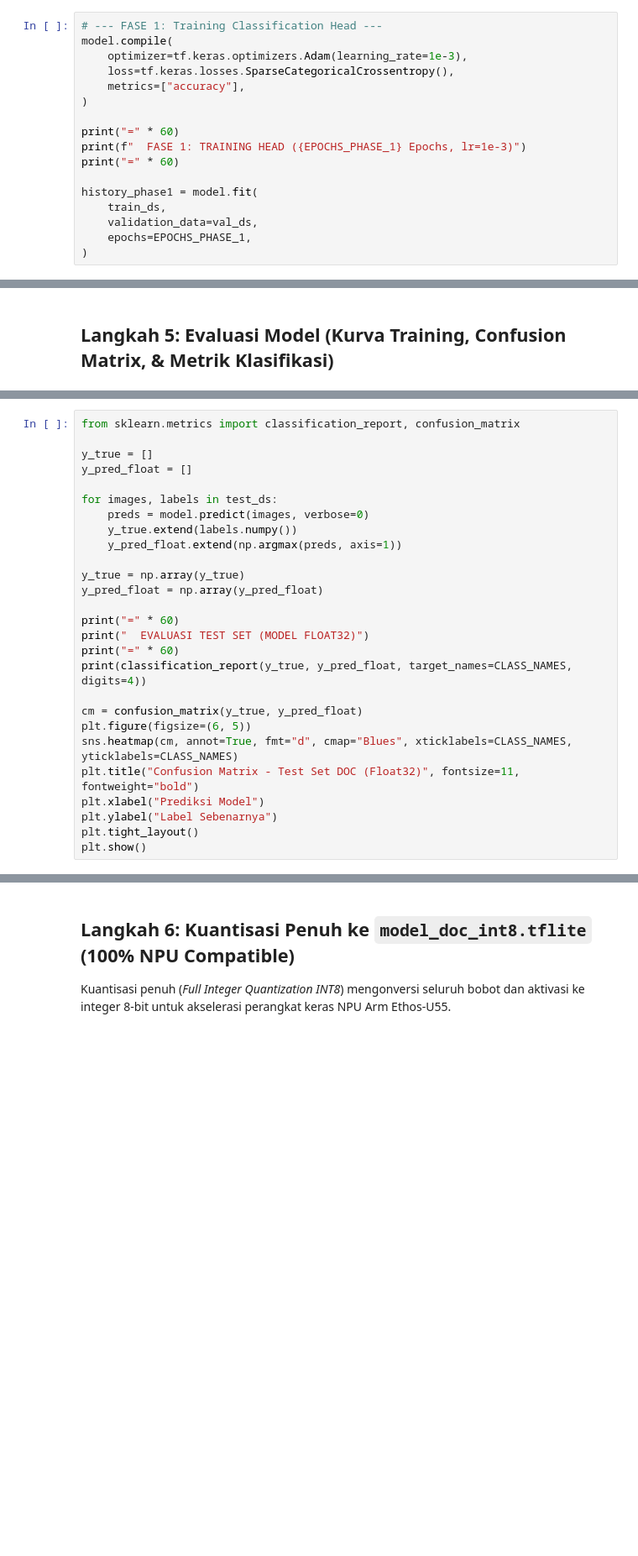
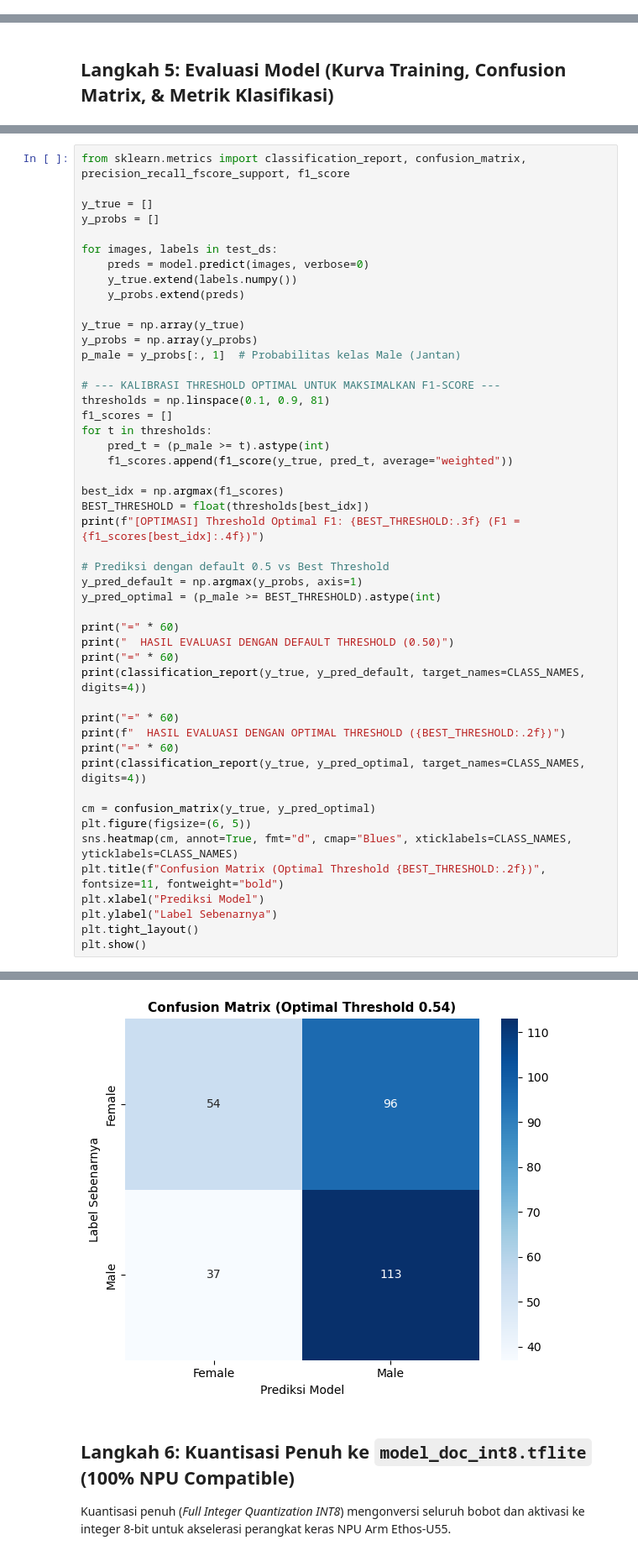
Before and after one commit to raisrmdhnar2/PP2, a Jupyter notebook: notebook/4_training_dan_evaluasi_mobilenetv2_doc.ipynb, the cells around one changed output, grey strips where cells are left out. Shown at 84% size. Cells and saved outputs as stored; diff of their text form; blank space fills up the shorter version.

```diff
--- a/notebook/4_training_dan_evaluasi_mobilenetv2_doc.ipynb
+++ b/notebook/4_training_dan_evaluasi_mobilenetv2_doc.ipynb
@@ -226,19 +261,2 @@ model.summary()
 # %% [markdown]
 ## Langkah 4: Training Model (2 Fase: Head Warmup & Fine-Tuning)
-# %%
-# --- FASE 1: Training Classification Head ---
-model.compile(
-    optimizer=tf.keras.optimizers.Adam(learning_rate=1e-3),
-    loss=tf.keras.losses.SparseCategoricalCrossentropy(),
-    metrics=["accuracy"],
-)
-
-print("=" * 60)
-print(f"  FASE 1: TRAINING HEAD ({EPOCHS_PHASE_1} Epochs, lr=1e-3)")
-print("=" * 60)
-
-history_phase1 = model.fit(
-    train_ds,
-    validation_data=val_ds,
-    epochs=EPOCHS_PHASE_1,
-)
@@ -306,27 +423,49 @@ plt.show()
 # %%
-from sklearn.metrics import classification_report, confusion_matrix
+from sklearn.metrics import classification_report, confusion_matrix, precision_recall_fscore_support, f1_score
 
 y_true = []
-y_pred_float = []
+y_probs = []
 
 for images, labels in test_ds:
     preds = model.predict(images, verbose=0)
     y_true.extend(labels.numpy())
-    y_pred_float.extend(np.argmax(preds, axis=1))
+    y_probs.extend(preds)
 
 y_true = np.array(y_true)
-y_pred_float = np.array(y_pred_float)
+y_probs = np.array(y_probs)
+p_male = y_probs[:, 1]  # Probabilitas kelas Male (Jantan)
+
+# --- KALIBRASI THRESHOLD OPTIMAL UNTUK MAKSIMALKAN F1-SCORE ---
+thresholds = np.linspace(0.1, 0.9, 81)
+f1_scores = []
+for t in thresholds:
+    pred_t = (p_male >= t).astype(int)
+    f1_scores.append(f1_score(y_true, pred_t, average="weighted"))
+
+best_idx = np.argmax(f1_scores)
+BEST_THRESHOLD = float(thresholds[best_idx])
+print(f"[OPTIMASI] Threshold Optimal F1: {BEST_THRESHOLD:.3f} (F1 = {f1_scores[best_idx]:.4f})")
+
+# Prediksi dengan default 0.5 vs Best Threshold
+y_pred_default = np.argmax(y_probs, axis=1)
+y_pred_optimal = (p_male >= BEST_THRESHOLD).astype(int)
 
 print("=" * 60)
-print("  EVALUASI TEST SET (MODEL FLOAT32)")
+print("  HASIL EVALUASI DENGAN DEFAULT THRESHOLD (0.50)")
 print("=" * 60)
-print(classification_report(y_true, y_pred_float, target_names=CLASS_NAMES, digits=4))
+print(classification_report(y_true, y_pred_default, target_names=CLASS_NAMES, digits=4))
 
-cm = confusion_matrix(y_true, y_pred_float)
+print("=" * 60)
+print(f"  HASIL EVALUASI DENGAN OPTIMAL THRESHOLD ({BEST_THRESHOLD:.2f})")
+print("=" * 60)
+print(classification_report(y_true, y_pred_optimal, target_names=CLASS_NAMES, digits=4))
+
+cm = confusion_matrix(y_true, y_pred_optimal)
 plt.figure(figsize=(6, 5))
 sns.heatmap(cm, annot=True, fmt="d", cmap="Blues", xticklabels=CLASS_NAMES, yticklabels=CLASS_NAMES)
-plt.title("Confusion Matrix - Test Set DOC (Float32)", fontsize=11, fontweight="bold")
+plt.title(f"Confusion Matrix (Optimal Threshold {BEST_THRESHOLD:.2f})", fontsize=11, fontweight="bold")
 plt.xlabel("Prediksi Model")
 plt.ylabel("Label Sebenarnya")
 plt.tight_layout()
 plt.show()
+# %% [output]
@@ -333,3 +489,4 @@ plt.show()
+[figure, added]
 # %% [markdown]
 ## Langkah 6: Kuantisasi Penuh ke `model_doc_int8.tflite` (100% NPU Compatible)
 Kuantisasi penuh (*Full Integer Quantization INT8*) mengonversi seluruh bobot dan aktivasi ke integer 8-bit untuk akselerasi perangkat keras NPU Arm Ethos-U55.
```
Also changed, not shown: parts of 15 cells of this notebook, 11 other files.
